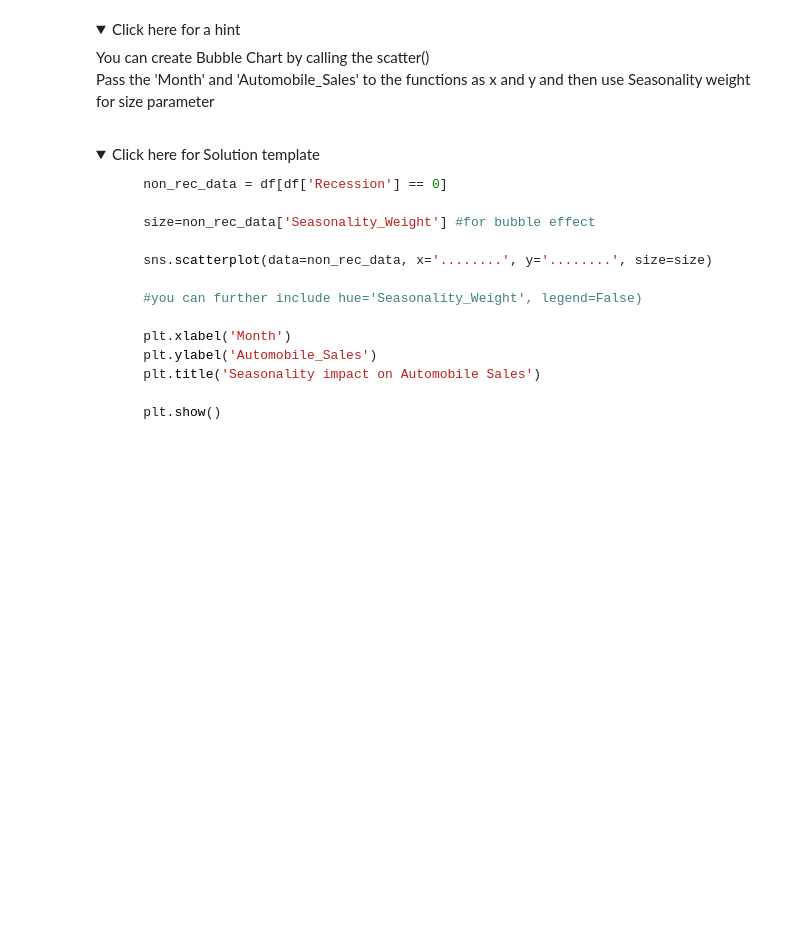
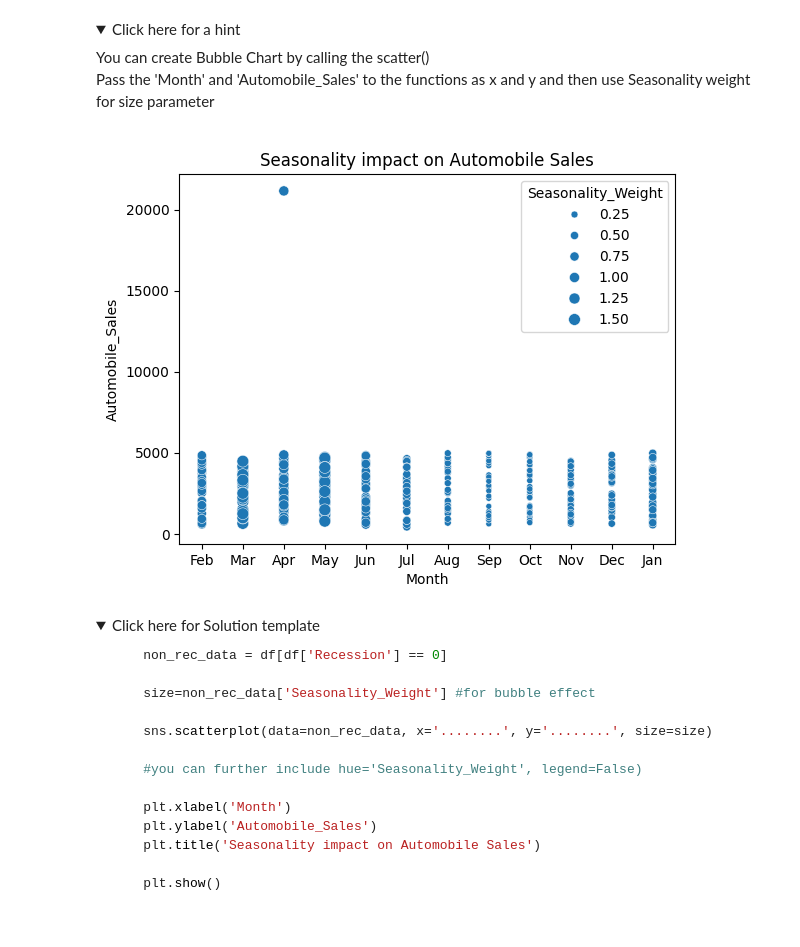
Before and after one commit to federicoorlandini/IBMDataScience, a Jupyter notebook: PythonForDataVisualization/Module 5/Final assessment/Part 1/Module 5 - DV0101EN-Exercise-Final-Assignment-Part-1-20230614-1686700800.jupyterlite.ipynb, the cells around one changed output. Cells and saved outputs as stored; diff of their text form; code cells hidden in the pictures; folded sections open; blank space fills up the shorter version.

```diff
--- a/PythonForDataVisualization/Module 5/Final assessment/Part 1/Module 5 - DV0101EN-Exercise-Final-Assignment-Part-1-20230614-1686700800.jupyterlite.ipynb
+++ b/PythonForDataVisualization/Module 5/Final assessment/Part 1/Module 5 - DV0101EN-Exercise-Final-Assignment-Part-1-20230614-1686700800.jupyterlite.ipynb
@@ -537,6 +537,19 @@ Title this plot as 'Seasonality impact on Automobile Sales'
      You can create Bubble Chart by calling the scatter()
         <br>Pass the 'Month' and 'Automobile_Sales' to the functions as x and y and then use Seasonality weight for size parameter</p>
 </details>
+# %%
+df_non_recession = df[df['Recession'] == 0]
+
+seasonality_weight=df_non_recession['Seasonality_Weight']
+
+sns.scatterplot(data=df_non_recession, x='Month', y='Automobile_Sales', size=seasonality_weight)
+
+plt.xlabel('Month')
+plt.ylabel('Automobile_Sales')
+plt.title('Seasonality impact on Automobile Sales')
+plt.show()
+# %% [output]
+[figure, added]
 # %% [markdown]
 <details>
 <summary>Click here for Solution template</summary>
```
Also changed, not shown: parts of 8 cells of this notebook, 11 other files.
